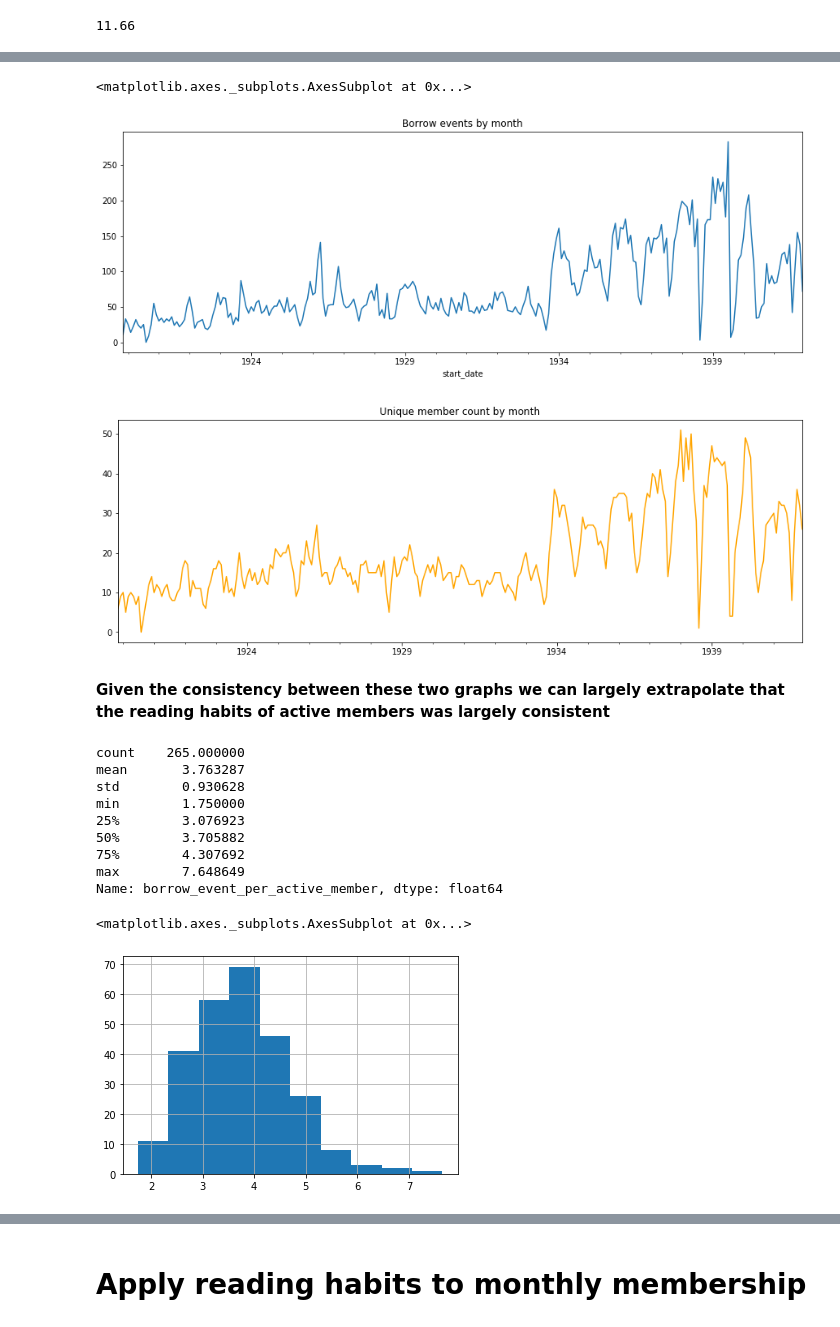
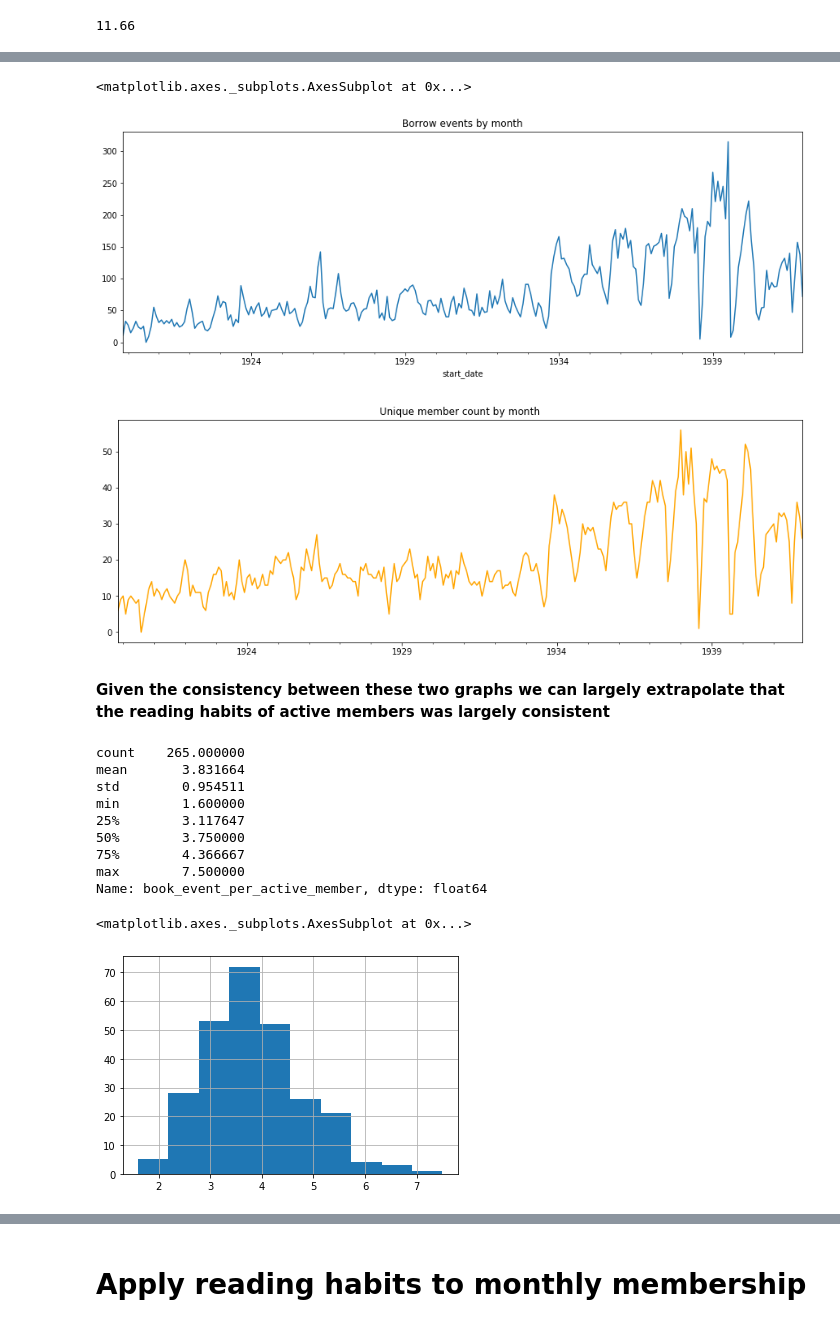
Before and after one commit to kmcelwee/sco-missing-data, a Jupyter notebook: book-activity.ipynb, the cells around one changed output, grey strips where cells are left out. Drawn from its saved outputs; the diff is of its cells as text; code cells hidden in the pictures.

Commit message:
Shift from borrow events to book activity

```diff
--- a/book-activity.ipynb
+++ b/book-activity.ipynb
@@ -41,6 +41,6 @@ borrow_events[borrow_events['source_type'] == 'Logbook'].shape[0]
 # %%
-# How many borrow events with unknown dates are there?
-print(borrow_events.start_date.isna().sum())
+# How many book events with unknown dates are there?
+print(book_events.start_date.isna().sum())
 # Let's drop them
-borrow_events = borrow_events.dropna(subset=['start_date'])
+book_events = book_events.dropna(subset=['start_date'])
 # %% [output]
@@ -48,7 +48,7 @@ borrow_events = borrow_events.dropna(subset=['start_date'])
 # %%
-# How many borrow events occur after 1942?
-borrow_events['start_date'] = pd.to_datetime(borrow_events['start_date'], errors='coerce')
-borrow_events = borrow_events.dropna(subset=['start_date'])
-borrow_events_after_1942 = borrow_events[borrow_events['start_date'] >= datetime(1942, 1, 1)]
-borrow_events_after_1942.shape[0]
+# How many book events occur after 1942?
+book_events['start_date'] = pd.to_datetime(book_events['start_date'], errors='coerce')
+book_events = book_events.dropna(subset=['start_date'])
+book_events_after_1942 = book_events[book_events['start_date'] >= datetime(1942, 1, 1)]
+book_events_after_1942.shape[0]
 # %% [output]
@@ -56,6 +56,6 @@ borrow_events_after_1942.shape[0]
 # %%
 # What proportion of the data occurs here?
-print(round(borrow_events_after_1942.shape[0] / borrow_events.shape[0] * 100, 2))
+print(round(book_events_after_1942.shape[0] / book_events.shape[0] * 100, 2))
 # Let's drop these events after 1942
-borrow_events = borrow_events[borrow_events['start_date'] < datetime(1942, 1, 1)]
+book_events = book_events[book_events['start_date'] < datetime(1942, 1, 1)]
 # %% [output]
@@ -72,9 +72,9 @@ Ideally, we'd be able to extrapolate from the borrowing rates of the cards that
 # %%
-monthly_count = borrow_events.groupby([pd.Grouper(key='start_date', freq='M')])['event_type'].count()
+monthly_count = book_events.groupby([pd.Grouper(key='start_date', freq='M')])['event_type'].count()
 monthly_count.plot(figsize=(15, 5), title='Borrow events by month')
 
 # for each month get the count of the unique active members
-monthly_groups = borrow_events.groupby([pd.Grouper(key='start_date', freq='M')])
+monthly_groups = book_events.groupby([pd.Grouper(key='start_date', freq='M')])
 member_count = []
 for i, df in monthly_groups:
     member_count.append([i, df['member_uris'].unique().shape[0]])
@@ -83,29 +83,29 @@ member_count_df = pd.DataFrame([x[1] for x in member_count], index=pd.to_datetim
 member_count_df.plot(figsize=(15, 5), legend=False, title='Unique member count by month', color='orange')
 # %% [output]
 <matplotlib.axes._subplots.AxesSubplot at 0x...>
-[figure, old version]
+[figure, new version]
-[figure, old version]
+[figure, new version]
 # %% [markdown]
 **Given the consistency between these two graphs we can largely extrapolate that the reading habits of active members was largely consistent**
 # %%
-# Get the proportion of borrow events per active member
+# Get the proportion of book events per active member
 member_count_df.columns = ['member_count']
-member_count_df['borrow_events'] = monthly_count
-member_count_df['borrow_event_per_active_member'] = member_count_df['borrow_events'] / member_count_df['member_count']
+member_count_df['book_events'] = monthly_count
+member_count_df['book_event_per_active_member'] = member_count_df['book_events'] / member_count_df['member_count']
 
-print(member_count_df['borrow_event_per_active_member'].describe())
-member_count_df['borrow_event_per_active_member'].hist()
+print(member_count_df['book_event_per_active_member'].describe())
+member_count_df['book_event_per_active_member'].hist()
 # %% [output]
 count    265.000000
-mean       3.763287
-std        0.930628
-min        1.750000
-25%        3.076923
-50%        3.705882
-75%        4.307692
-max        7.648649
-Name: borrow_event_per_active_member, dtype: float64
+mean       3.831664
+std        0.954511
+min        1.600000
+25%        3.117647
+50%        3.750000
+75%        4.366667
+max        7.500000
+Name: book_event_per_active_member, dtype: float64
 <matplotlib.axes._subplots.AxesSubplot at 0x...>
-[figure, old version]
+[figure, new version]
 # %%
 # Going by month seems overkill, let's group by year
```
Also changed, not shown: parts of 14 cells of this notebook.
